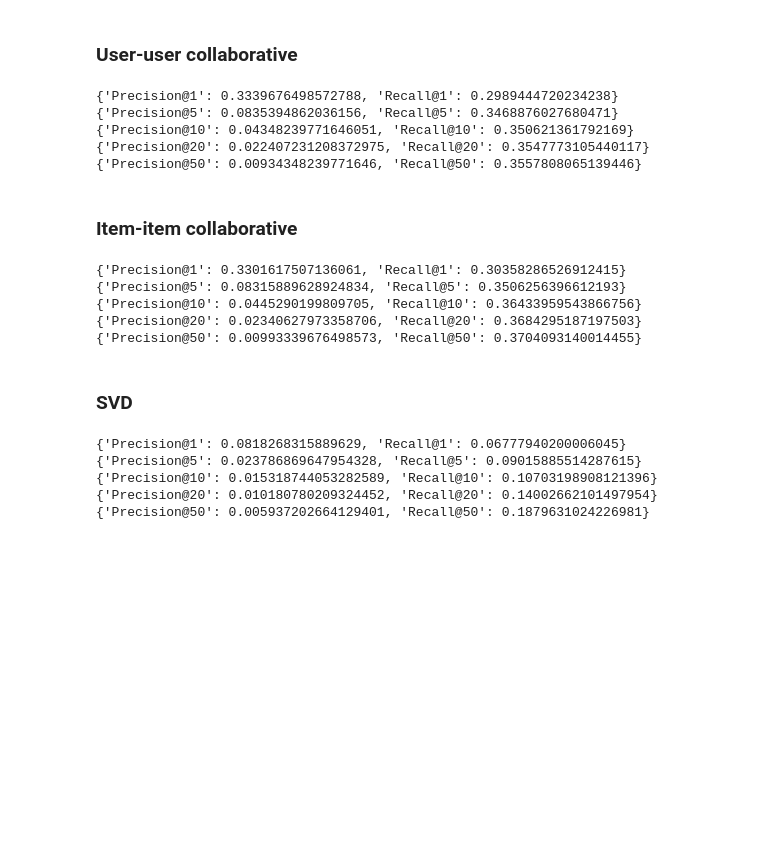
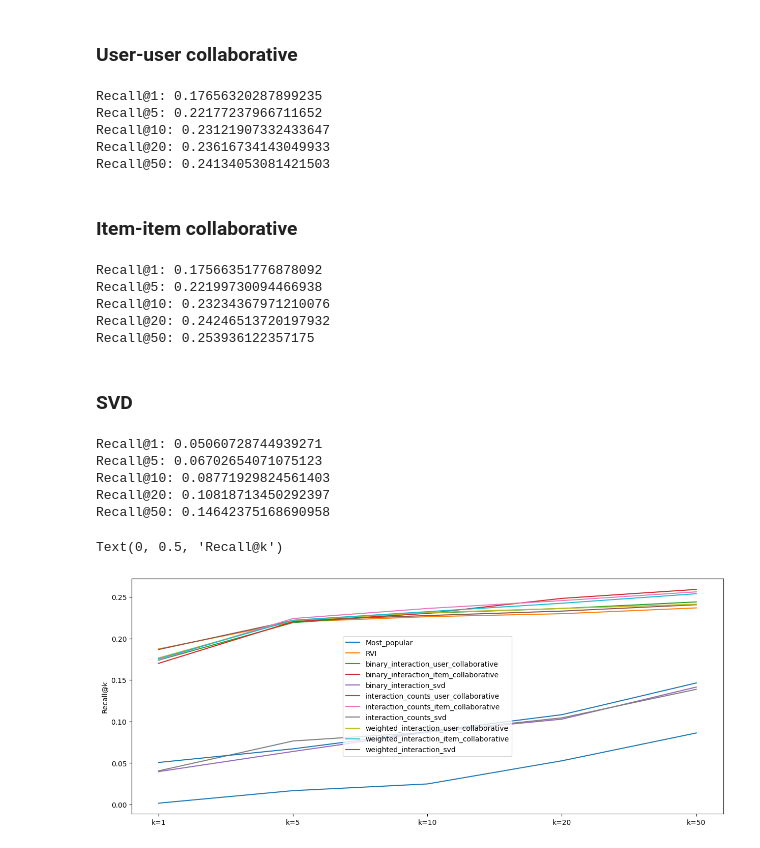
Before and after one commit to reyasadhu/personalized_ecommerce_recommendation, a Jupyter notebook: baseline.ipynb, the cells around one changed output. Saved outputs shown, nothing was run; the diff lists cells and outputs as text; code cells hidden in the pictures; blank space fills up the shorter version.

```diff
--- a/baseline.ipynb
+++ b/baseline.ipynb
@@ -214,4 +262,6 @@ def evaluate_svd(test_interactions,k=10):
 # %%
 for k in [1,5,10,20,50]:
-    print(evaluate_svd(test_interactions,k))
+    recall = evaluate_svd(interactions_test, k=k)
+    print(f'Recall@{k}:',recall)
+    results[f'interaction_counts_svd'].append(recall)
 # %% [output]
@@ -237,13 +287,15 @@ sparse_user_wise_df = sparse.csr_matrix(user_wise_df )
 similarities = cosine_similarity(sparse_user_wise_df,dense_output=False)
 # %%
 for k in [1,5,10,20,50]:
-    print(evaluate_user_collaborative(test_interactions, k=k))
+    recall = evaluate_user_collaborative(interactions_test, k=k)
+    print(f'Recall@{k}:',recall)
+    results[f'weighted_interaction_user_collaborative'].append(recall)
 # %% [output]
-{'Precision@1': 0.3339676498572788, 'Recall@1': 0.2989444720234238}
-{'Precision@5': 0.0835394862036156, 'Recall@5': 0.3468876027680471}
-{'Precision@10': 0.04348239771646051, 'Recall@10': 0.350621361792169}
-{'Precision@20': 0.022407231208372975, 'Recall@20': 0.3547773105440117}
-{'Precision@50': 0.00934348239771646, 'Recall@50': 0.3557808065139446}
+Recall@1: 0.17656320287899235
+Recall@5: 0.22177237966711652
+Recall@10: 0.23121907332433647
+Recall@20: 0.23616734143049933
+Recall@50: 0.24134053081421503
 # %% [markdown]
 ### Item-item collaborative
 # %%
@@ -251,13 +303,15 @@ sparse_item_wise_df = sparse.csr_matrix(user_wise_df.T )
 item_similarities = cosine_similarity(sparse_item_wise_df,dense_output=False)
 # %%
 for k in [1,5,10,20,50]:
-    print(evaluate_item_collaborative(test_interactions, k=k))
+    recall = evaluate_item_collaborative(interactions_test, k=k)
+    print(f'Recall@{k}:',recall)
+    results[f'weighted_interaction_item_collaborative'].append(recall)
 # %% [output]
-{'Precision@1': 0.3301617507136061, 'Recall@1': 0.30358286526912415}
-{'Precision@5': 0.08315889628924834, 'Recall@5': 0.3506256396612193}
-{'Precision@10': 0.0445290199809705, 'Recall@10': 0.36433959543866756}
-{'Precision@20': 0.02340627973358706, 'Recall@20': 0.3684295187197503}
-{'Precision@50': 0.00993339676498573, 'Recall@50': 0.3704093140014455}
+Recall@1: 0.17566351776878092
+Recall@5: 0.22199730094466938
+Recall@10: 0.23234367971210076
+Recall@20: 0.24246513720197932
+Recall@50: 0.253936122357175
 # %% [markdown]
 ### SVD
 # %%
@@ -266,10 +320,23 @@ sigma = np.diag(s)
 predicted_interactions = np.dot(np.dot(U, sigma), Vt)
 # %%
 for k in [1,5,10,20,50]:
-    print(evaluate_svd(test_interactions, k=k))
+    recall = evaluate_svd(interactions_test, k=k)
+    print(f'Recall@{k}:',recall)
+    results[f'weighted_interaction_svd'].append(recall)
 # %% [output]
-{'Precision@1': 0.0818268315889629, 'Recall@1': 0.06777940200006045}
-{'Precision@5': 0.023786869647954328, 'Recall@5': 0.09015885514287615}
-{'Precision@10': 0.015318744053282589, 'Recall@10': 0.10703198908121396}
-{'Precision@20': 0.010180780209324452, 'Recall@20': 0.14002662101497954}
-{'Precision@50': 0.005937202664129401, 'Recall@50': 0.1879631024226981}
+Recall@1: 0.05060728744939271
+Recall@5: 0.06702654071075123
+Recall@10: 0.08771929824561403
+Recall@20: 0.10818713450292397
+Recall@50: 0.14642375168690958
+# %%
+# Visualize results
+plt.figure(figsize=(15, 6))
+for model, values in results.items():
+    plt.plot(values, label=model)
+plt.legend()
+plt.xticks(range(5), ["k=1", "k=5", "k=10", "k=20", "k=50"])
+plt.ylabel("Recall@k")
+# %% [output]
+Text(0, 0.5, 'Recall@k')
+[figure, added]
```
Also changed, not shown: parts of 43 cells of this notebook, 9 other files.
